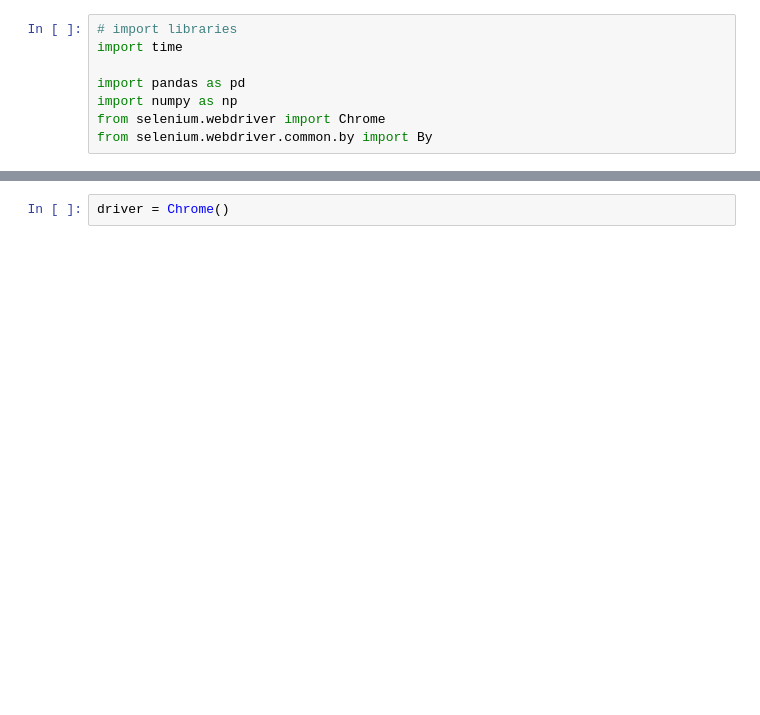
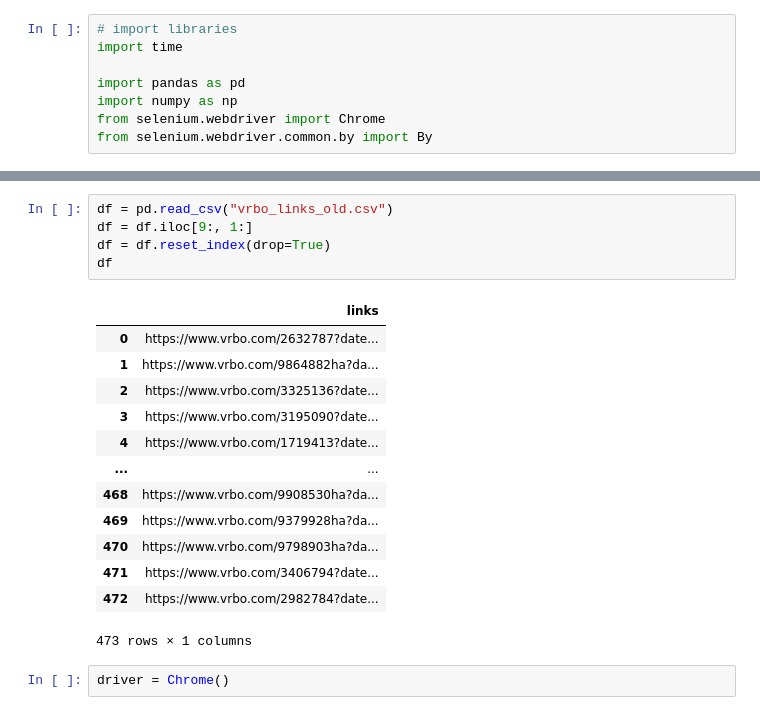
Before and after one commit to Abdelrahman2030/vrbo_scraping, a Jupyter notebook: run_scripts.ipynb, the cells around one changed output, grey strips where cells are left out. Cells and saved outputs as stored; diff of their text form; blank space fills up the shorter version.

```diff
--- a/run_scripts.ipynb
+++ b/run_scripts.ipynb
@@ -27,2 +22,21 @@ urls
+# %%
+df = pd.read_csv("vrbo_links_old.csv")
+df = df.iloc[9:, 1:]
+df = df.reset_index(drop=True)
+df
+# %% [output]
+|  | links |
+| 0 | https://www.vrbo.com/2632787?date... |
+| 1 | https://www.vrbo.com/9864882ha?da... |
+| 2 | https://www.vrbo.com/3325136?date... |
+| 3 | https://www.vrbo.com/3195090?date... |
+| 4 | https://www.vrbo.com/1719413?date... |
+| ... | ... |
+| 468 | https://www.vrbo.com/9908530ha?da... |
+| 469 | https://www.vrbo.com/9379928ha?da... |
+| 470 | https://www.vrbo.com/9798903ha?da... |
+| 471 | https://www.vrbo.com/3406794?date... |
+| 472 | https://www.vrbo.com/2982784?date... |
+473 rows × 1 columns
 # %%
 driver = Chrome()
```
Also changed, not shown: parts of 10 cells of this notebook.
